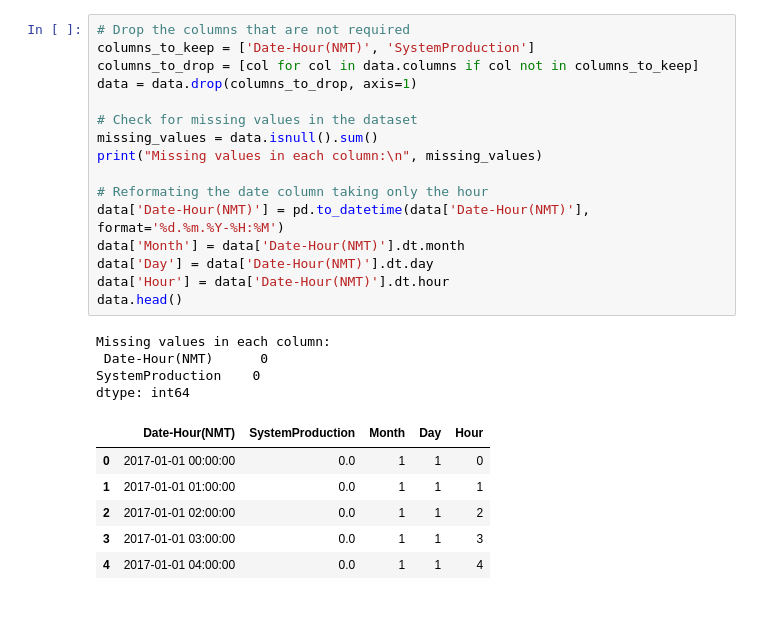
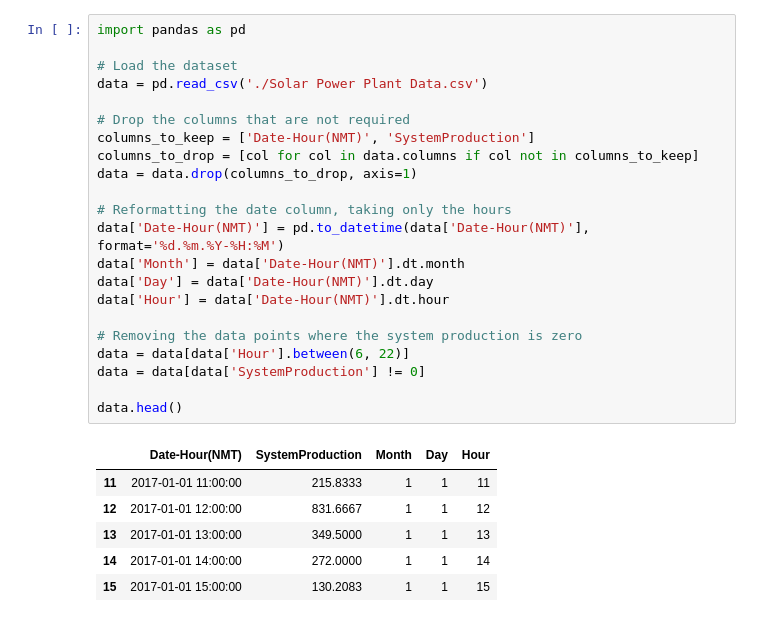
Before and after one commit to Califfo8/SmartBreeze-IoT-Project, a Jupyter notebook: Implementation/Machine-Learning/AI_training.ipynb, the cells around one changed output. Drawn from its saved outputs; the diff is of its cells as text.

```diff
--- a/Implementation/Machine-Learning/AI_training.ipynb
+++ b/Implementation/Machine-Learning/AI_training.ipynb
@@ -39,27 +1,29 @@ max             100.000000       7701.000000
 # %%
+import pandas as pd
+
+# Load the dataset
+data = pd.read_csv('./Solar Power Plant Data.csv')
+
 # Drop the columns that are not required
 columns_to_keep = ['Date-Hour(NMT)', 'SystemProduction']
 columns_to_drop = [col for col in data.columns if col not in columns_to_keep]
 data = data.drop(columns_to_drop, axis=1)
 
-# Check for missing values in the dataset
-missing_values = data.isnull().sum()
-print("Missing values in each column:\n", missing_values)
-
-# Reformating the date column taking only the hour
+# Reformatting the date column, taking only the hours
 data['Date-Hour(NMT)'] = pd.to_datetime(data['Date-Hour(NMT)'], format='%d.%m.%Y-%H:%M')
 data['Month'] = data['Date-Hour(NMT)'].dt.month
 data['Day'] = data['Date-Hour(NMT)'].dt.day
 data['Hour'] = data['Date-Hour(NMT)'].dt.hour
+
+# Removing the data points where the system production is zero
+data = data[data['Hour'].between(6, 22)]
+data = data[data['SystemProduction'] != 0]
+
 data.head()
 # %% [output]
-Missing values in each column:
- Date-Hour(NMT)      0
-SystemProduction    0
-dtype: int64
 |  | Date-Hour(NMT) | SystemProduction | Month | Day | Hour |
-| 0 | 2017-01-01 00:00:00 | 0.0 | 1 | 1 | 0 |
-| 1 | 2017-01-01 01:00:00 | 0.0 | 1 | 1 | 1 |
-| 2 | 2017-01-01 02:00:00 | 0.0 | 1 | 1 | 2 |
-| 3 | 2017-01-01 03:00:00 | 0.0 | 1 | 1 | 3 |
-| 4 | 2017-01-01 04:00:00 | 0.0 | 1 | 1 | 4 |
+| 11 | 2017-01-01 11:00:00 | 215.8333 | 1 | 1 | 11 |
+| 12 | 2017-01-01 12:00:00 | 831.6667 | 1 | 1 | 12 |
+| 13 | 2017-01-01 13:00:00 | 349.5000 | 1 | 1 | 13 |
+| 14 | 2017-01-01 14:00:00 | 272.0000 | 1 | 1 | 14 |
+| 15 | 2017-01-01 15:00:00 | 130.2083 | 1 | 1 | 15 |
```
Also changed, not shown: parts of 10 cells of this notebook, 1 other file.
